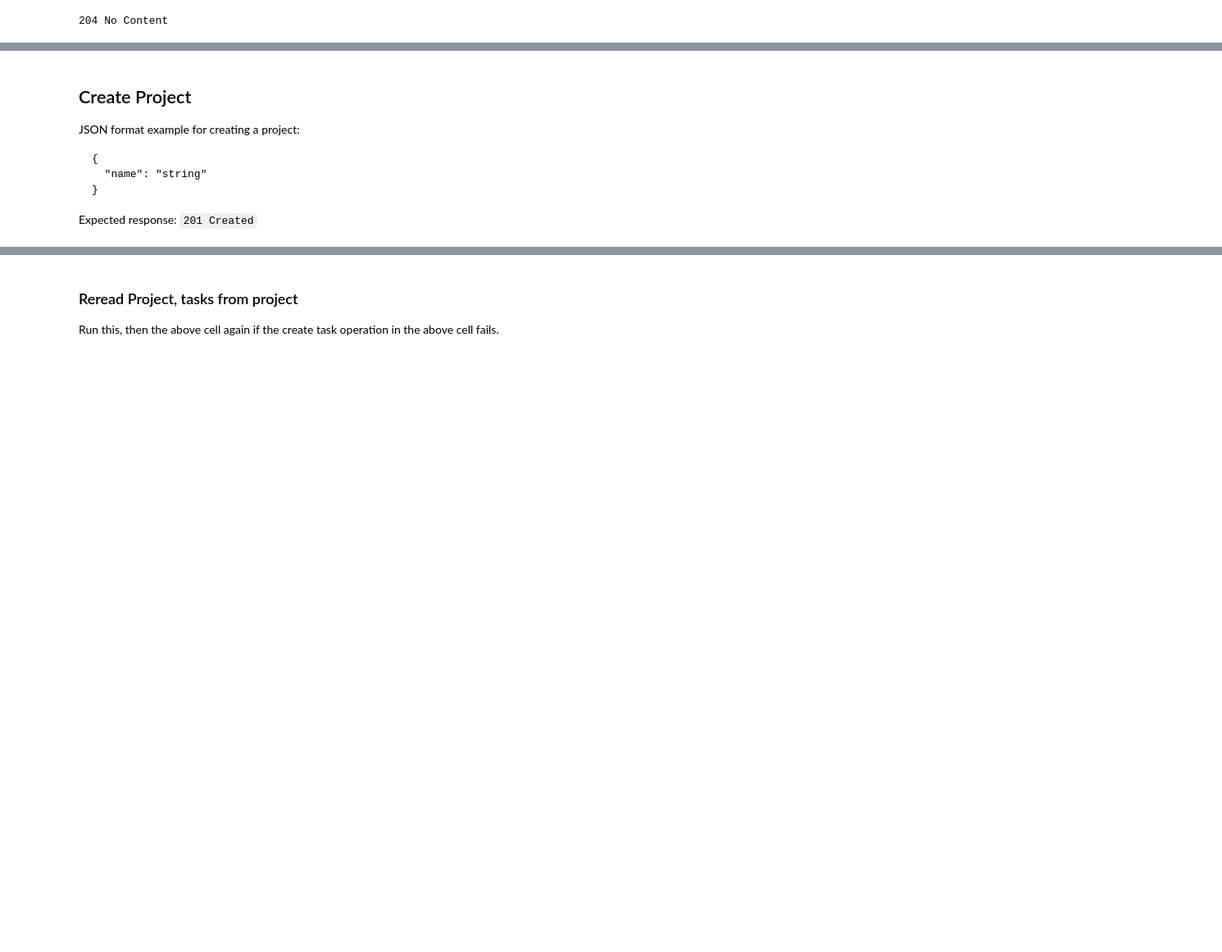
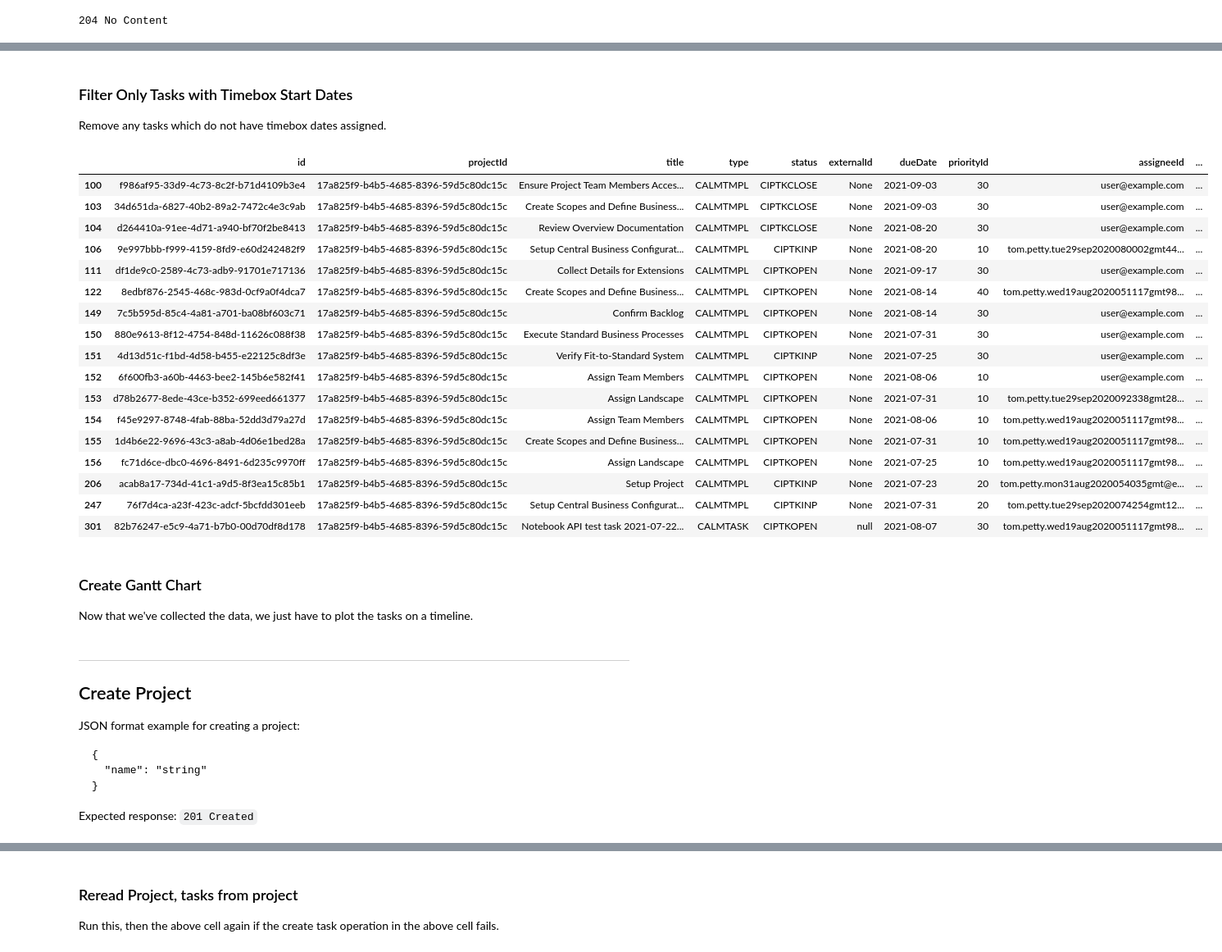
Before and after one commit to SAP-samples/cloud-alm-api-examples, a Jupyter notebook: jupyternotebooks/calm-project-task-api.ipynb, the cells around one changed output, grey strips where cells are left out. Shown at 82% size. Drawn from its saved outputs; the diff is of its cells as text; code cells hidden in the pictures; blank space fills up the shorter version.

```diff
--- a/jupyternotebooks/calm-project-task-api.ipynb
+++ b/jupyternotebooks/calm-project-task-api.ipynb
@@ -240,7 +294,8 @@ taskData = {
     "projectId": show_tell_prj,
     "title": "Notebook API test task " + isoNow,
     "type": "CALMTASK",
-    "description": "test description. hello world"
+    "description": "test description. hello world",
+    "assigneeId": "user@example.com"
 }
 
 response = requests.post(taskURL, headers=hed, json=taskData)
@@ -334,0 +431,3 @@ print(response.status_code, response.reason)
+# %%
+df_assigned_tasks = df_stTasks.loc[df_stTasks['assigneeName'].str.contains("@example.com", na=False)].copy(deep=True)
+df_assigned_tasks
@@ -334,0 +456,13 @@ print(response.status_code, response.reason)
+# %%
+for index, row in df_assigned_tasks.iterrows():
+    taskURL = base_url + '/api/calm-tasks/v1/tasks/' + row["id"]
+
+    response = requests.get(taskURL, headers=hed)
+
+    taskDetails = response.json()
+
+    df_assigned_tasks.loc[index, 'timeboxStartDate'] = taskDetails["timeboxStartDate"]
+    df_assigned_tasks.loc[index, 'timeboxEndDate'] = taskDetails["timeboxEndDate"]
+    df_assigned_tasks.loc[index, 'timeboxName'] = taskDetails["timeboxName"]
+
+df_assigned_tasks
@@ -334,0 +487,30 @@ print(response.status_code, response.reason)
+# %% [markdown]
+### Filter Only Tasks with Timebox Start Dates
+
+Remove any tasks which do not have timebox dates assigned.
+# %%
+df_assigned_tasks = df_assigned_tasks.loc[df_assigned_tasks['timeboxStartDate'].notnull()]
+df_assigned_tasks
+# %% [output]
+|  | id | projectId | title | type | status | externalId | dueDate | priorityId | assigneeId | ... |
+| 100 | f986af95-33d9-4c73-8c2f-b71d4109b3e4 | 17a825f9-b4b5-4685-8396-59d5c80dc15c | Ensure Project Team Members Acces... | CALMTMPL | CIPTKCLOSE | None | 2021-09-03 | 30 | user@example.com | ... |
+| 103 | 34d651da-6827-40b2-89a2-7472c4e3c9ab | 17a825f9-b4b5-4685-8396-59d5c80dc15c | Create Scopes and Define Business... | CALMTMPL | CIPTKCLOSE | None | 2021-09-03 | 30 | user@example.com | ... |
+| 104 | d264410a-91ee-4d71-a940-bf70f2be8413 | 17a825f9-b4b5-4685-8396-59d5c80dc15c | Review Overview Documentation | CALMTMPL | CIPTKCLOSE | None | 2021-08-20 | 30 | user@example.com | ... |
+| 106 | 9e997bbb-f999-4159-8fd9-e60d242482f9 | 17a825f9-b4b5-4685-8396-59d5c80dc15c | Setup Central Business Configurat... | CALMTMPL | CIPTKINP | None | 2021-08-20 | 10 | tom.petty.tue29sep2020080002gmt44... | ... |
+| 111 | df1de9c0-2589-4c73-adb9-91701e717136 | 17a825f9-b4b5-4685-8396-59d5c80dc15c | Collect Details for Extensions | CALMTMPL | CIPTKOPEN | None | 2021-09-17 | 30 | user@example.com | ... |
+| 122 | 8edbf876-2545-468c-983d-0cf9a0f4dca7 | 17a825f9-b4b5-4685-8396-59d5c80dc15c | Create Scopes and Define Business... | CALMTMPL | CIPTKOPEN | None | 2021-08-14 | 40 | tom.petty.wed19aug2020051117gmt98... | ... |
+| 149 | 7c5b595d-85c4-4a81-a701-ba08bf603c71 | 17a825f9-b4b5-4685-8396-59d5c80dc15c | Confirm Backlog | CALMTMPL | CIPTKOPEN | None | 2021-08-14 | 30 | user@example.com | ... |
+| 150 | 880e9613-8f12-4754-848d-11626c088f38 | 17a825f9-b4b5-4685-8396-59d5c80dc15c | Execute Standard Business Processes | CALMTMPL | CIPTKOPEN | None | 2021-07-31 | 30 | user@example.com | ... |
+| 151 | 4d13d51c-f1bd-4d58-b455-e22125c8df3e | 17a825f9-b4b5-4685-8396-59d5c80dc15c | Verify Fit-to-Standard System | CALMTMPL | CIPTKINP | None | 2021-07-25 | 30 | user@example.com | ... |
+| 152 | 6f600fb3-a60b-4463-bee2-145b6e582f41 | 17a825f9-b4b5-4685-8396-59d5c80dc15c | Assign Team Members | CALMTMPL | CIPTKOPEN | None | 2021-08-06 | 10 | user@example.com | ... |
+| 153 | d78b2677-8ede-43ce-b352-699eed661377 | 17a825f9-b4b5-4685-8396-59d5c80dc15c | Assign Landscape | CALMTMPL | CIPTKOPEN | None | 2021-07-31 | 10 | tom.petty.tue29sep2020092338gmt28... | ... |
+| 154 | f45e9297-8748-4fab-88ba-52dd3d79a27d | 17a825f9-b4b5-4685-8396-59d5c80dc15c | Assign Team Members | CALMTMPL | CIPTKOPEN | None | 2021-08-06 | 10 | tom.petty.wed19aug2020051117gmt98... | ... |
+| 155 | 1d4b6e22-9696-43c3-a8ab-4d06e1bed28a | 17a825f9-b4b5-4685-8396-59d5c80dc15c | Create Scopes and Define Business... | CALMTMPL | CIPTKOPEN | None | 2021-07-31 | 10 | tom.petty.wed19aug2020051117gmt98... | ... |
+| 156 | fc71d6ce-dbc0-4696-8491-6d235c9970ff | 17a825f9-b4b5-4685-8396-59d5c80dc15c | Assign Landscape | CALMTMPL | CIPTKOPEN | None | 2021-07-25 | 10 | tom.petty.wed19aug2020051117gmt98... | ... |
+| 206 | acab8a17-734d-41c1-a9d5-8f3ea15c85b1 | 17a825f9-b4b5-4685-8396-59d5c80dc15c | Setup Project | CALMTMPL | CIPTKINP | None | 2021-07-23 | 20 | tom.petty.mon31aug2020054035gmt@e... | ... |
+| 247 | 76f7d4ca-a23f-423c-adcf-5bcfdd301eeb | 17a825f9-b4b5-4685-8396-59d5c80dc15c | Setup Central Business Configurat... | CALMTMPL | CIPTKINP | None | 2021-07-31 | 20 | tom.petty.tue29sep2020074254gmt12... | ... |
+| 301 | 82b76247-e5c9-4a71-b7b0-00d70df8d178 | 17a825f9-b4b5-4685-8396-59d5c80dc15c | Notebook API test task 2021-07-22... | CALMTASK | CIPTKOPEN | null | 2021-08-07 | 30 | tom.petty.wed19aug2020051117gmt98... | ... |
+# %% [markdown]
+### Create Gantt Chart
+
+Now that we've collected the data, we just have to plot the tasks on a timeline.
@@ -335,4 +521,7 @@ print(response.status_code, response.reason)
 # %% [markdown]
+
+---
+
 ## Create Project
 
 JSON format example for creating a project:
```
Also changed, not shown: parts of 37 cells of this notebook.
